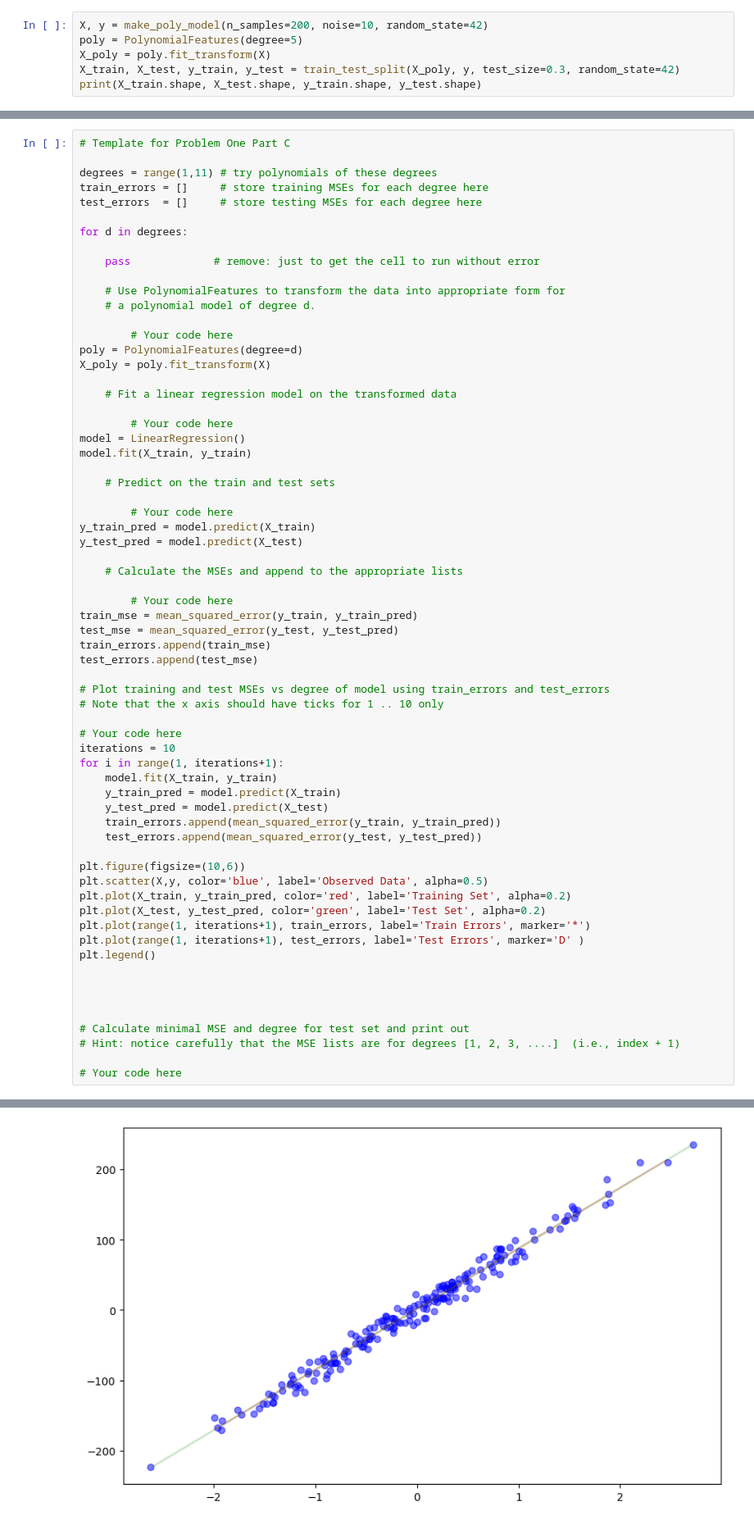
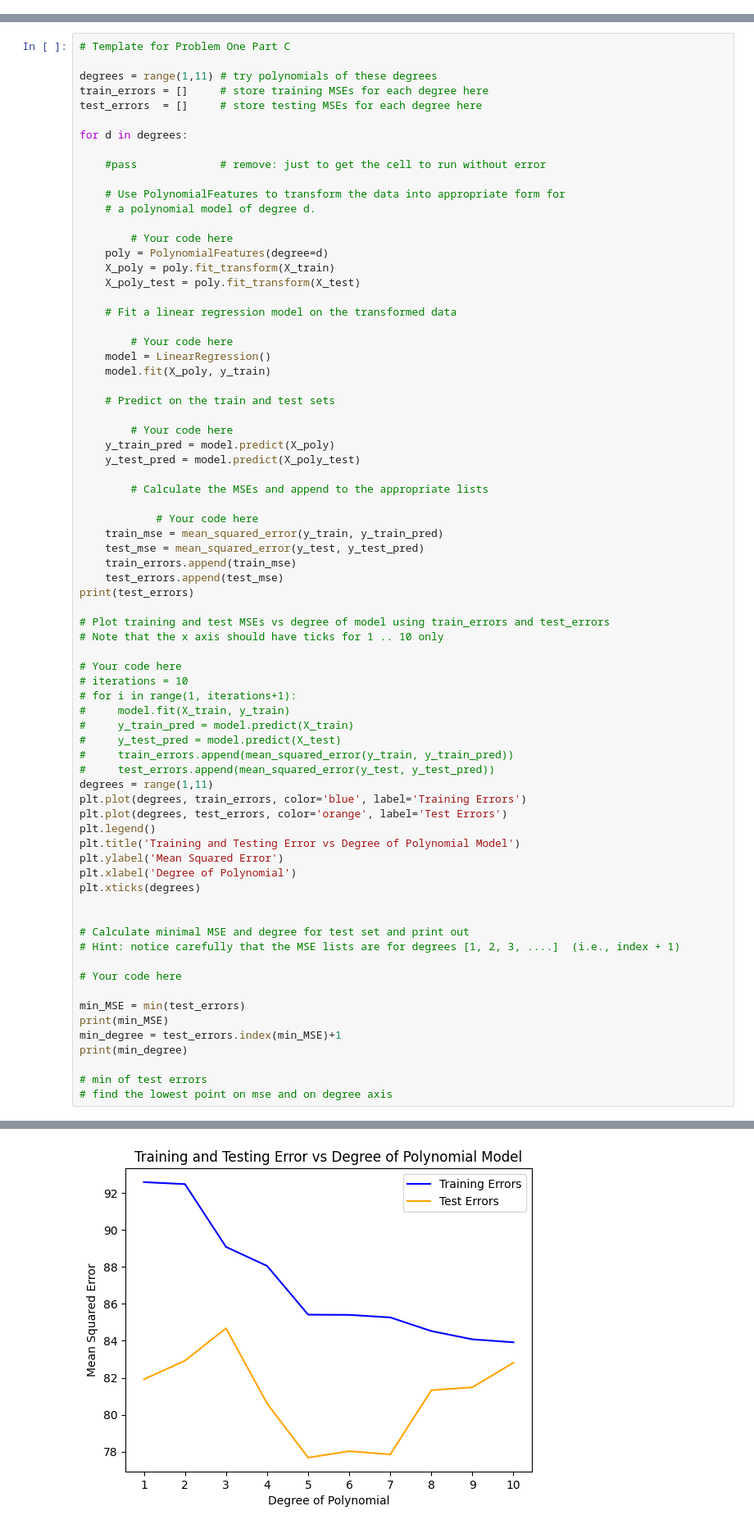
Before and after one commit to els246/Mod-3-HW-3, a Jupyter notebook: Homework_03.ipynb, the cells around one changed output, grey strips where cells are left out. Shown at 82% size. Saved outputs shown, nothing was run; the diff lists cells and outputs as text.

```diff
--- a/Homework_03.ipynb
+++ b/Homework_03.ipynb
@@ -137,9 +137,3 @@ X,y = make_poly_model(n_samples=200,degree=5,noise=2,show_data=True,random_state
 
 Leave the others at the defaults and then split it into four subsets using
 sklearn's `test_train_split`; your results should match the test case.
-# %%
-X, y = make_poly_model(n_samples=200, noise=10, random_state=42)
-poly = PolynomialFeatures(degree=5)
-X_poly = poly.fit_transform(X)
-X_train, X_test, y_train, y_test = train_test_split(X_poly, y, test_size=0.3, random_state=42)
-print(X_train.shape, X_test.shape, y_train.shape, y_test.shape)
@@ -179,60 +171,68 @@ test_errors  = []     # store testing MSEs for each degree here
 
 for d in degrees:
 
-    pass             # remove: just to get the cell to run without error
+    #pass             # remove: just to get the cell to run without error
 
     # Use PolynomialFeatures to transform the data into appropriate form for
     # a polynomial model of degree d.
 
         # Your code here
-poly = PolynomialFeatures(degree=d)
-X_poly = poly.fit_transform(X)
+    poly = PolynomialFeatures(degree=d)
+    X_poly = poly.fit_transform(X_train)
+    X_poly_test = poly.fit_transform(X_test)
 
     # Fit a linear regression model on the transformed data
 
         # Your code here
-model = LinearRegression()
-model.fit(X_train, y_train)
+    model = LinearRegression()
+    model.fit(X_poly, y_train)
 
     # Predict on the train and test sets
 
         # Your code here
-y_train_pred = model.predict(X_train)
-y_test_pred = model.predict(X_test)
+    y_train_pred = model.predict(X_poly)
+    y_test_pred = model.predict(X_poly_test)
 
-    # Calculate the MSEs and append to the appropriate lists
+        # Calculate the MSEs and append to the appropriate lists
 
-        # Your code here
-train_mse = mean_squared_error(y_train, y_train_pred)
-test_mse = mean_squared_error(y_test, y_test_pred)
-train_errors.append(train_mse)
-test_errors.append(test_mse)
+            # Your code here
+    train_mse = mean_squared_error(y_train, y_train_pred)
+    test_mse = mean_squared_error(y_test, y_test_pred)
+    train_errors.append(train_mse)
+    test_errors.append(test_mse)
+print(test_errors)
 
 # Plot training and test MSEs vs degree of model using train_errors and test_errors
 # Note that the x axis should have ticks for 1 .. 10 only
 
 # Your code here
-iterations = 10
-for i in range(1, iterations+1):
-    model.fit(X_train, y_train)
-    y_train_pred = model.predict(X_train)
-    y_test_pred = model.predict(X_test)
-    train_errors.append(mean_squared_error(y_train, y_train_pred))
-    test_errors.append(mean_squared_error(y_test, y_test_pred))
-
-plt.figure(figsize=(10,6))
-plt.scatter(X,y, color='blue', label='Observed Data', alpha=0.5)
-plt.plot(X_train, y_train_pred, color='red', label='Training Set', alpha=0.2)
-plt.plot(X_test, y_test_pred, color='green', label='Test Set', alpha=0.2)
-plt.plot(range(1, iterations+1), train_errors, label='Train Errors', marker='*')
-plt.plot(range(1, iterations+1), test_errors, label='Test Errors', marker='D' )
+# iterations = 10
+# for i in range(1, iterations+1):
+#     model.fit(X_train, y_train)
+#     y_train_pred = model.predict(X_train)
+#     y_test_pred = model.predict(X_test)
+#     train_errors.append(mean_squared_error(y_train, y_train_pred))
+#     test_errors.append(mean_squared_error(y_test, y_test_pred))
+degrees = range(1,11)
+plt.plot(degrees, train_errors, color='blue', label='Training Errors')
+plt.plot(degrees, test_errors, color='orange', label='Test Errors')
 plt.legend()
-
-
+plt.title('Training and Testing Error vs Degree of Polynomial Model')
+plt.ylabel('Mean Squared Error')
+plt.xlabel('Degree of Polynomial')
+plt.xticks(degrees)
 
 
 # Calculate minimal MSE and degree for test set and print out
 # Hint: notice carefully that the MSE lists are for degrees [1, 2, 3, ....]  (i.e., index + 1)
 
 # Your code here
+
+min_MSE = min(test_errors)
+print(min_MSE)
+min_degree = test_errors.index(min_MSE)+1
+print(min_degree)
+
+# min of test errors
+# find the lowest point on mse and on degree axis
 # %% [output]
@@ -240,4 +242,4 @@ ValueError: x and y must have same first dimension, but have shapes (10,) and (1
-[figure, old version]
+[figure, new version]
 # %% [markdown]
 ### Part D: Minimum MSE
 
```
Also changed, not shown: parts of 14 cells of this notebook.
